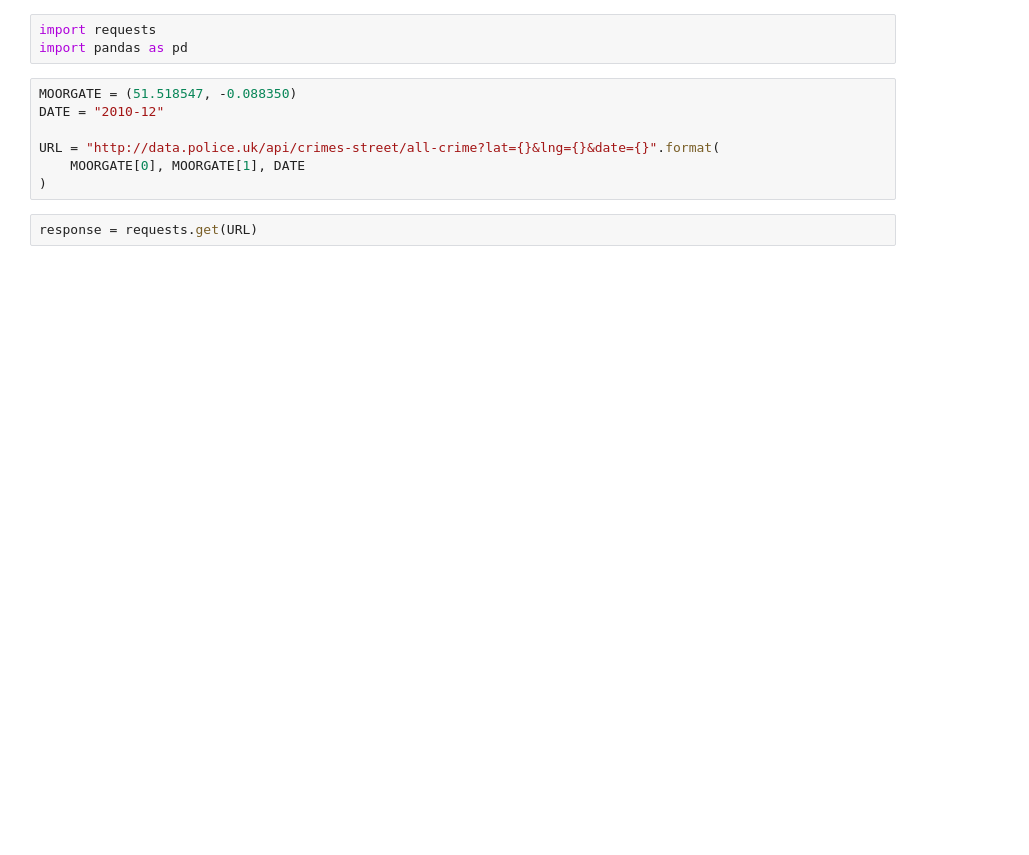
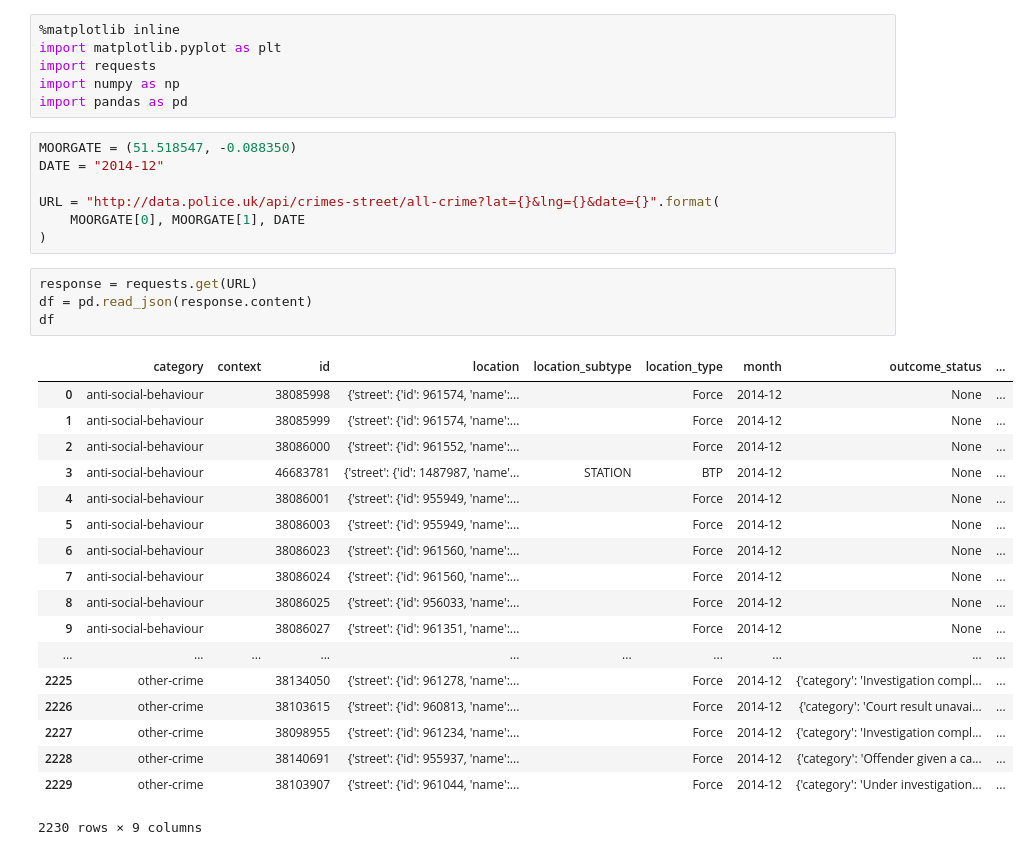
Before and after one commit to AndreaCrotti/jupyter, a Jupyter notebook: Crime.ipynb, the cells around one changed output. Saved outputs shown, nothing was run; the diff lists cells and outputs as text; blank space fills up the shorter version.

```diff
--- a/Crime.ipynb
+++ b/Crime.ipynb
@@ -1,12 +1,36 @@
-# %%
-import requests
-import pandas as pd
+# %%
+%matplotlib inline
+import matplotlib.pyplot as plt
+import requests
+import numpy as np
+import pandas as pd
 # %%
 MOORGATE = (51.518547, -0.088350)
-DATE = "2010-12"
+DATE = "2014-12"
 
 URL = "http://data.police.uk/api/crimes-street/all-crime?lat={}&lng={}&date={}".format(
     MOORGATE[0], MOORGATE[1], DATE
 )
 # %%
 response = requests.get(URL)
+df = pd.read_json(response.content)
+df
+# %% [output]
+|  | category | context | id | location | location_subtype | location_type | month | outcome_status | ... |
+| 0 | anti-social-behaviour |  | 38085998 | {'street': {'id': 961574, 'name':... |  | Force | 2014-12 | None | ... |
+| 1 | anti-social-behaviour |  | 38085999 | {'street': {'id': 961574, 'name':... |  | Force | 2014-12 | None | ... |
+| 2 | anti-social-behaviour |  | 38086000 | {'street': {'id': 961552, 'name':... |  | Force | 2014-12 | None | ... |
+| 3 | anti-social-behaviour |  | 46683781 | {'street': {'id': 1487987, 'name'... | STATION | BTP | 2014-12 | None | ... |
+| 4 | anti-social-behaviour |  | 38086001 | {'street': {'id': 955949, 'name':... |  | Force | 2014-12 | None | ... |
+| 5 | anti-social-behaviour |  | 38086003 | {'street': {'id': 955949, 'name':... |  | Force | 2014-12 | None | ... |
+| 6 | anti-social-behaviour |  | 38086023 | {'street': {'id': 961560, 'name':... |  | Force | 2014-12 | None | ... |
+| 7 | anti-social-behaviour |  | 38086024 | {'street': {'id': 961560, 'name':... |  | Force | 2014-12 | None | ... |
+| 8 | anti-social-behaviour |  | 38086025 | {'street': {'id': 956033, 'name':... |  | Force | 2014-12 | None | ... |
+| 9 | anti-social-behaviour |  | 38086027 | {'street': {'id': 961351, 'name':... |  | Force | 2014-12 | None | ... |
+| ... | ... | ... | ... | ... | ... | ... | ... | ... | ... |
+| 2225 | other-crime |  | 38134050 | {'street': {'id': 961278, 'name':... |  | Force | 2014-12 | {'category': 'Investigation compl... | ... |
+| 2226 | other-crime |  | 38103615 | {'street': {'id': 960813, 'name':... |  | Force | 2014-12 | {'category': 'Court result unavai... | ... |
+| 2227 | other-crime |  | 38098955 | {'street': {'id': 961234, 'name':... |  | Force | 2014-12 | {'category': 'Investigation compl... | ... |
+| 2228 | other-crime |  | 38140691 | {'street': {'id': 955937, 'name':... |  | Force | 2014-12 | {'category': 'Offender given a ca... | ... |
+| 2229 | other-crime |  | 38103907 | {'street': {'id': 961044, 'name':... |  | Force | 2014-12 | {'category': 'Under investigation... | ... |
+2230 rows × 9 columns
```
Also changed, not shown: parts of 6 cells of this notebook.
